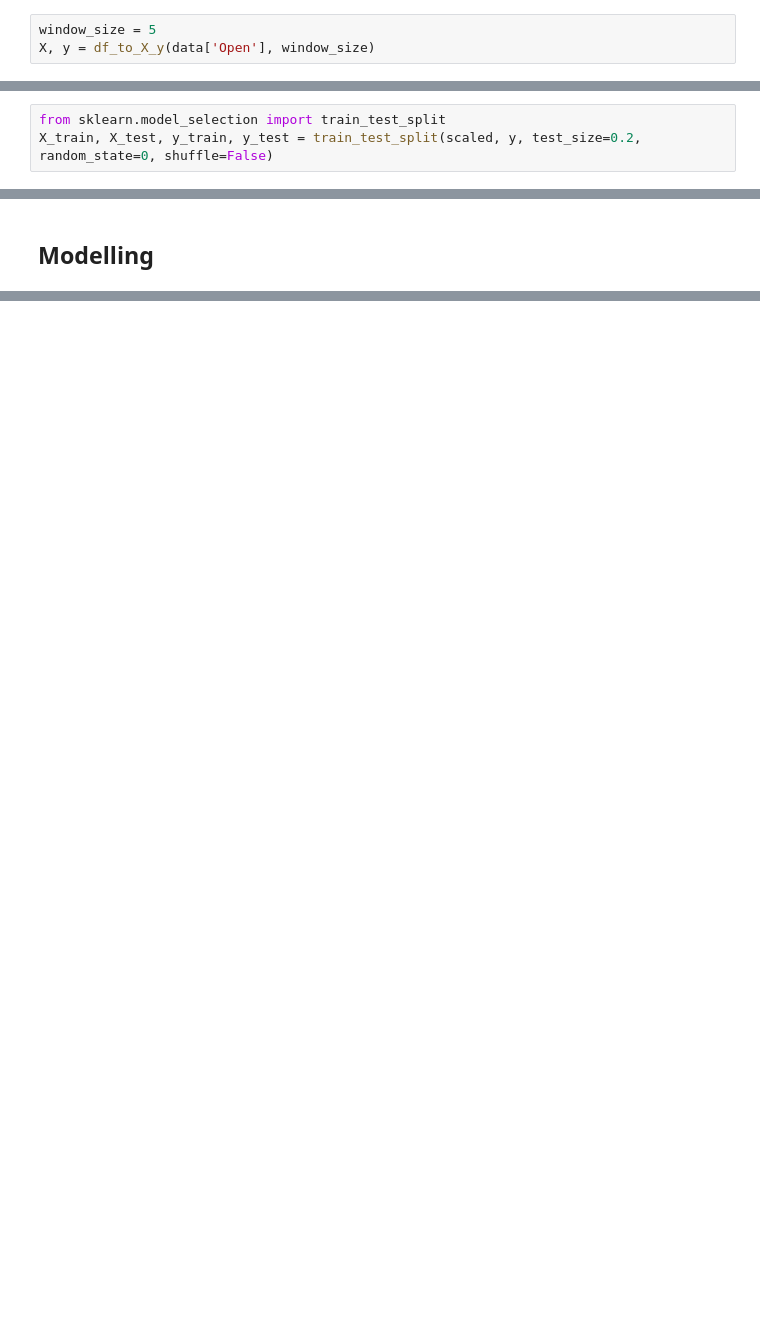
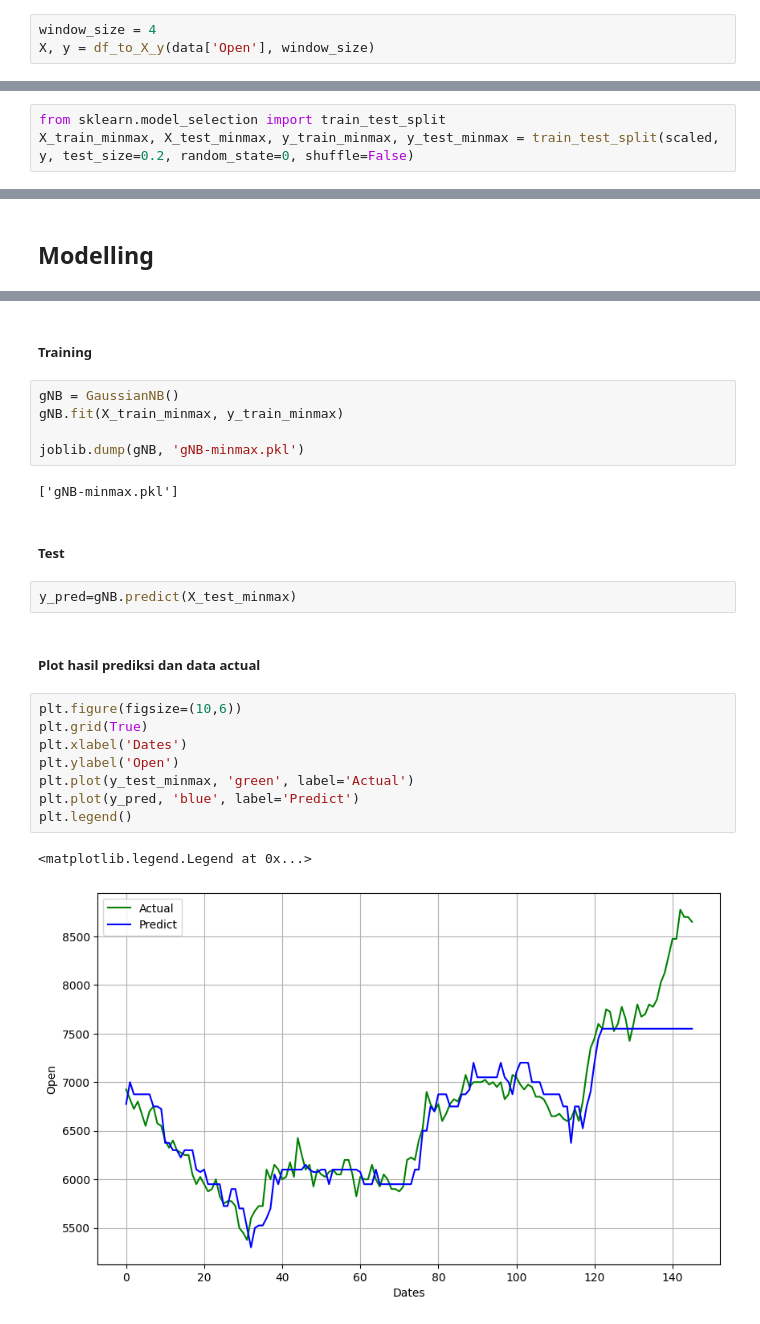
Before and after one commit to farisulhaq/prosaindata, a Jupyter notebook: _sources/psd-uas.ipynb, the cells around one changed output, grey strips where cells are left out. Cells and saved outputs as stored; diff of their text form; blank space fills up the shorter version.

```diff
--- a/_sources/psd-uas.ipynb
+++ b/_sources/psd-uas.ipynb
@@ -114,7 +100,7 @@ data['Open'].plot(figsize=(12,6)).autoscale(axis='x',tight=True)
 # %% [markdown]
 ### Timestamp
 # %%
-window_size = 5
+window_size = 4
 X, y = df_to_X_y(data['Open'], window_size)
 # %% [markdown]
 ### Cek ukuran data dan target
@@ -147,3 +140,3 @@ array([[0.05409836, 0.06557377, 0.07213115, ..., 0.06007326, 0.05860806,
 # %%
 from sklearn.model_selection import train_test_split
-X_train, X_test, y_train, y_test = train_test_split(scaled, y, test_size=0.2, random_state=0, shuffle=False)
+X_train_minmax, X_test_minmax, y_train_minmax, y_test_minmax = train_test_split(scaled, y, test_size=0.2, random_state=0, shuffle=False)
@@ -371,0 +154,26 @@ mape = 0.027219643656305147
+# %% [markdown]
+##### Training
+# %%
+gNB = GaussianNB()
+gNB.fit(X_train_minmax, y_train_minmax)
+
+joblib.dump(gNB, 'gNB-minmax.pkl')
+# %% [output]
+['gNB-minmax.pkl']
+# %% [markdown]
+##### Test
+# %%
+y_pred=gNB.predict(X_test_minmax)
+# %% [markdown]
+##### Plot hasil prediksi dan data actual
+# %%
+plt.figure(figsize=(10,6))
+plt.grid(True)
+plt.xlabel('Dates')
+plt.ylabel('Open')
+plt.plot(y_test_minmax, 'green', label='Actual')
+plt.plot(y_pred, 'blue', label='Predict')
+plt.legend()
+# %% [output]
+<matplotlib.legend.Legend at 0x...>
+[figure, added]
```
Also changed, not shown: parts of 138 cells of this notebook, 24 other files.
